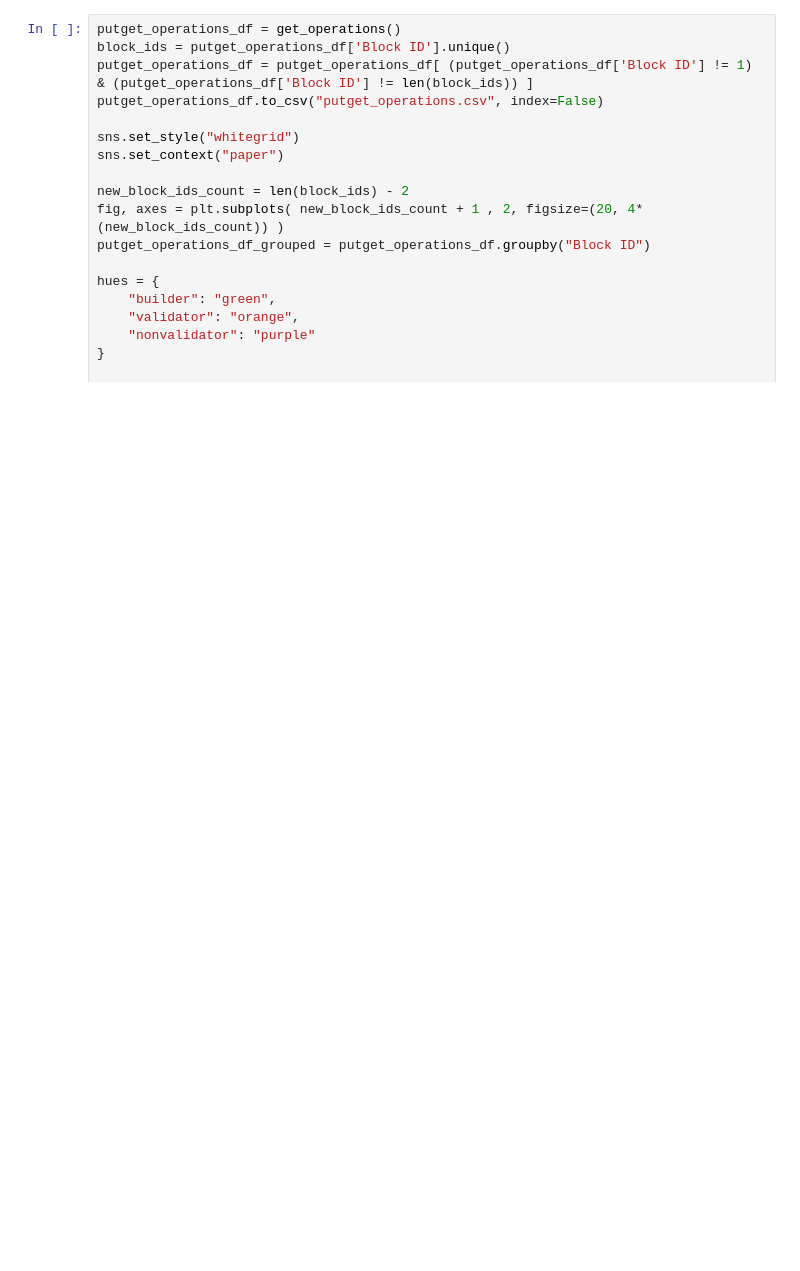
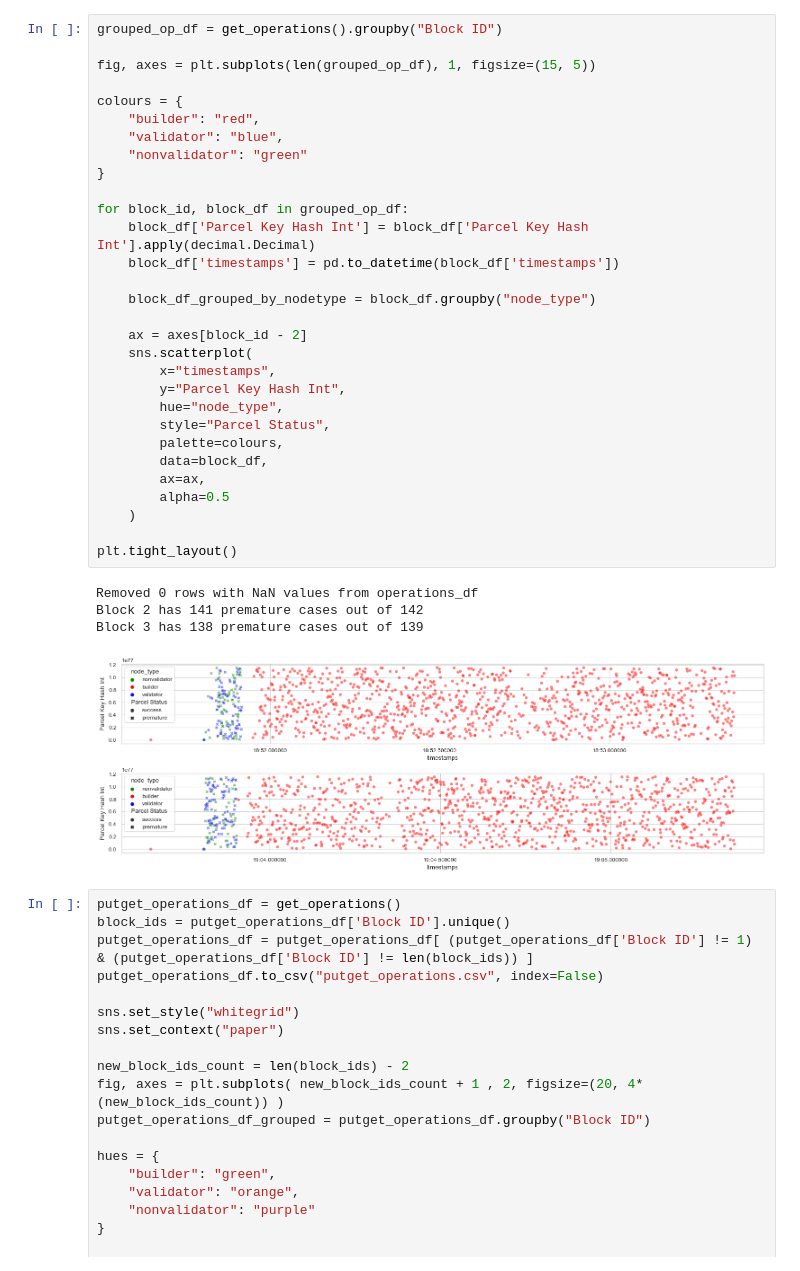
Before and after one commit to datahop/libp2p-das, a Jupyter notebook: notebook.ipynb, the cells around one changed output. Cells and saved outputs as stored; diff of their text form; blank space fills up the shorter version.

```diff
--- a/notebook.ipynb
+++ b/notebook.ipynb
@@ -215,3 +249,38 @@ Removed 0 rows with NaN values from operations_df
+# %%
+grouped_op_df = get_operations().groupby("Block ID")
+
+fig, axes = plt.subplots(len(grouped_op_df), 1, figsize=(15, 5))
+
+colours = {
+    "builder": "red",
+    "validator": "blue",
+    "nonvalidator": "green"
+}
+
+for block_id, block_df in grouped_op_df:
+    block_df['Parcel Key Hash Int'] = block_df['Parcel Key Hash Int'].apply(decimal.Decimal)
+    block_df['timestamps'] = pd.to_datetime(block_df['timestamps'])
+
+    block_df_grouped_by_nodetype = block_df.groupby("node_type")
+
+    ax = axes[block_id - 2]
+    sns.scatterplot(
+        x="timestamps",
+        y="Parcel Key Hash Int",
+        hue="node_type",
+        style="Parcel Status",
+        palette=colours,
+        data=block_df,
+        ax=ax,
+        alpha=0.5
+    )
+
+plt.tight_layout()
+# %% [output]
+Removed 0 rows with NaN values from operations_df
+Block 2 has 141 premature cases out of 142
+Block 3 has 138 premature cases out of 139
+[figure, added]
 # %%
 putget_operations_df = get_operations()
 block_ids = putget_operations_df['Block ID'].unique()
```
Also changed, not shown: parts of 3 cells of this notebook.
